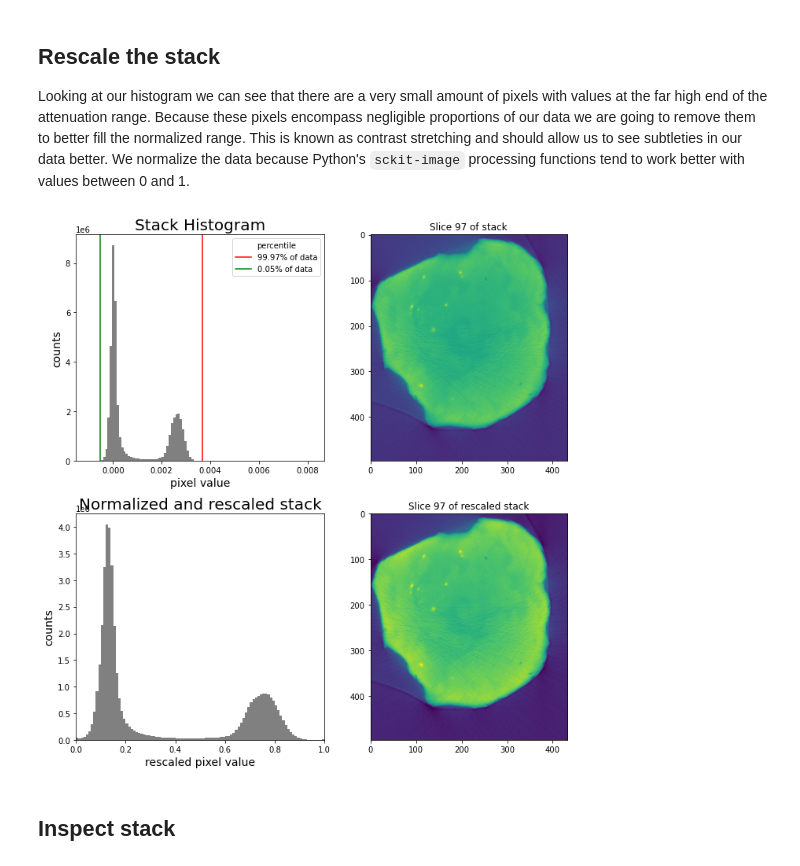
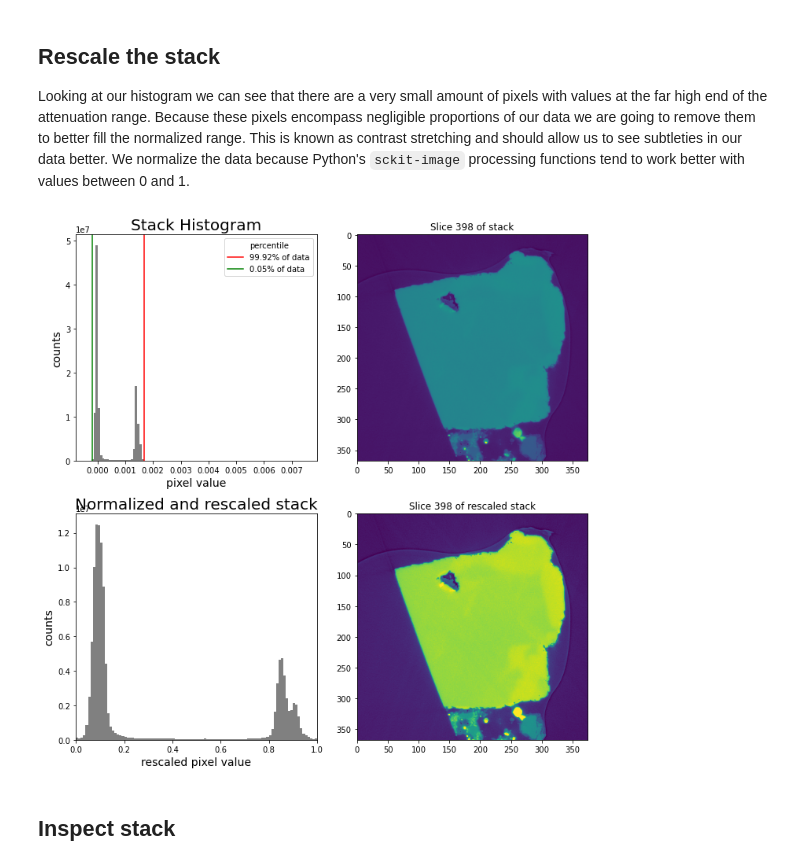
Before and after one commit to jlubbersgeo/ctpy, a Jupyter notebook: mineral_segmentation_clean.ipynb, the cells around one changed output. Drawn from its saved outputs; the diff is of its cells as text; code cells hidden in the pictures.

````diff
--- a/mineral_segmentation_clean.ipynb
+++ b/mineral_segmentation_clean.ipynb
@@ -30,10 +30,10 @@ import matplotlib.pyplot as plt
 Here we will import and also downsample our data so that it is more manageable on a standard personal computer
 # %%
 # path to the folder where your 2D images reside
-filepath = r"D:\Jorgenson_CT_work\0053_19CJ13_xL1\stacks"
+filepath = r"E:\Jorgenson_CT_work\segmented\0039_CA07_xp1\stacks"
 
 # For figure labeling and saving purposes
-name = "0053_19CJ13_xL1"
+name = "0039_CA07_xp1"
 
 stack, original_stack_shape = ct.import_stack(filepath, "tif", name, downsample=2)
 stack_1D = stack.flatten()
@@ -46,7 +46,7 @@ your downsampled stack dimensions are (195, 497, 432)
 ## Rescale the stack
 Looking at our histogram we can see that there are a very small amount of pixels with values at the far high end of the attenuation range. Because these pixels encompass negligible proportions of our data we are going to remove them to better fill the normalized range. This is known as contrast stretching and should allow us to see subtleties in our data better. We normalize the data because Python's ```sckit-image``` processing functions tend to work better with values between 0 and 1.
 # %%
-lower_lim, upper_lim = 0.05, 99.97
+lower_lim, upper_lim = 0.05, 99.92
 plow, phigh, stack_normal, stack_normal_1D = ct.rescale_stack(lower_lim, upper_lim, stack)
 
 
@@ -58,34 +58,34 @@ scale = "linear"
 slice_number = stack.shape[0] // 2
 
 fig, ax, = plt.subplots(2, 2, figsize=(10, 10))
 
 ax[0, 0].hist(stack_1D, bins=100, color="gray")
 ax[0, 0].set_title("Stack Histogram", fontsize=20)
 ax[0, 0].set_yscale(scale)
 ax[0, 0].axvline(phigh, c="r", label="{}% of data".format(upper_lim))
 ax[0, 0].axvline(plow, c="g", label="{}% of data".format(lower_lim))
 ax[0, 0].legend(loc="best", title="percentile")
 ax[0, 0].set_ylabel("counts", fontsize=14)
 ax[0, 0].set_xlabel("pixel value", fontsize=14)
 
 # show the first image of the stack
 ax[0, 1].imshow(stack[slice_number], cmap=cmap)
 ax[0, 1].set_title("Slice {} of stack".format(slice_number))
 
 # rescaled data
 
 ax[1, 0].hist(stack_normal_1D, bins=100, color="gray")
 ax[1, 0].set_yscale(scale)
 ax[1, 0].set_ylabel("counts", fontsize=14)
 ax[1, 0].set_xlabel("rescaled pixel value", fontsize=14)
 ax[1, 0].set_title("Normalized and rescaled stack", fontsize=20)
 ax[1, 0].set_xlim(0, 1)
 # show the first image of the stack
 ax[1, 1].imshow(stack_normal[slice_number], cmap=cmap)
 ax[1, 1].set_title("Slice {} of rescaled stack".format(slice_number))
 fig.tight_layout()
 # %% [output]
-[figure, old version]
+[figure, new version]
 # %% [markdown]
 ## Inspect stack
 # %%
````
Also changed, not shown: parts of 9 cells of this notebook, 1 other file.
